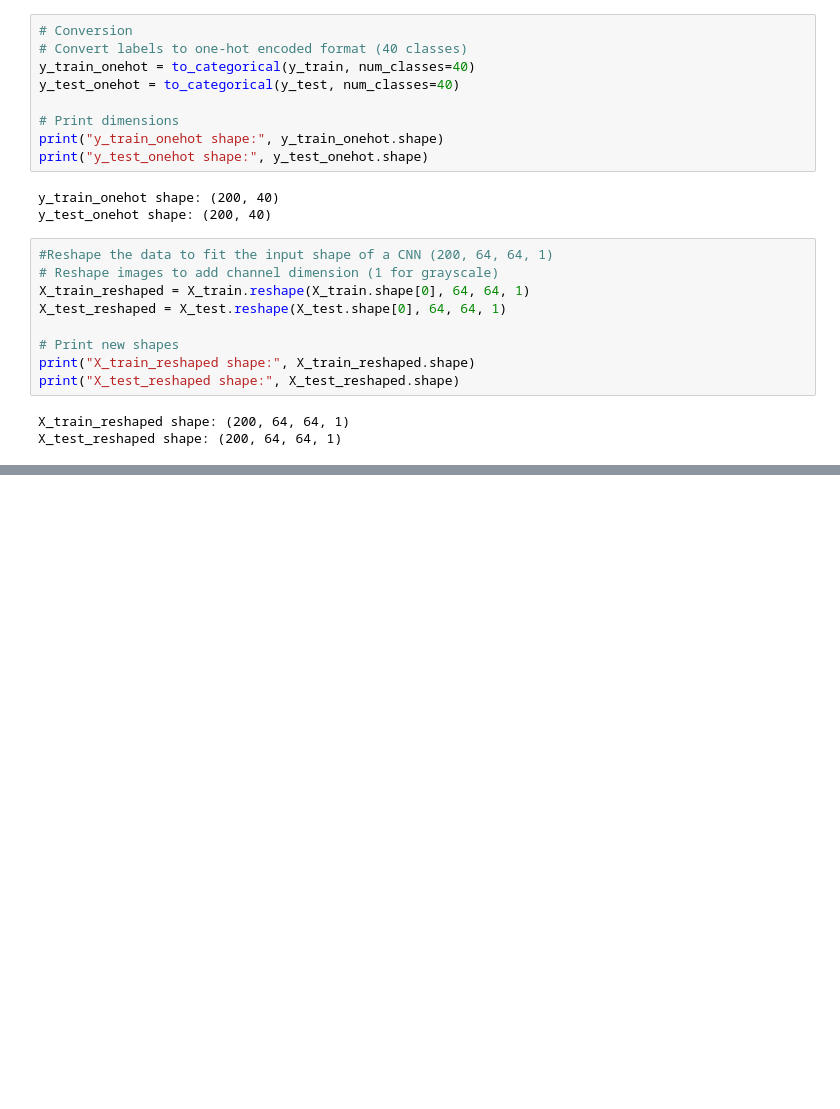
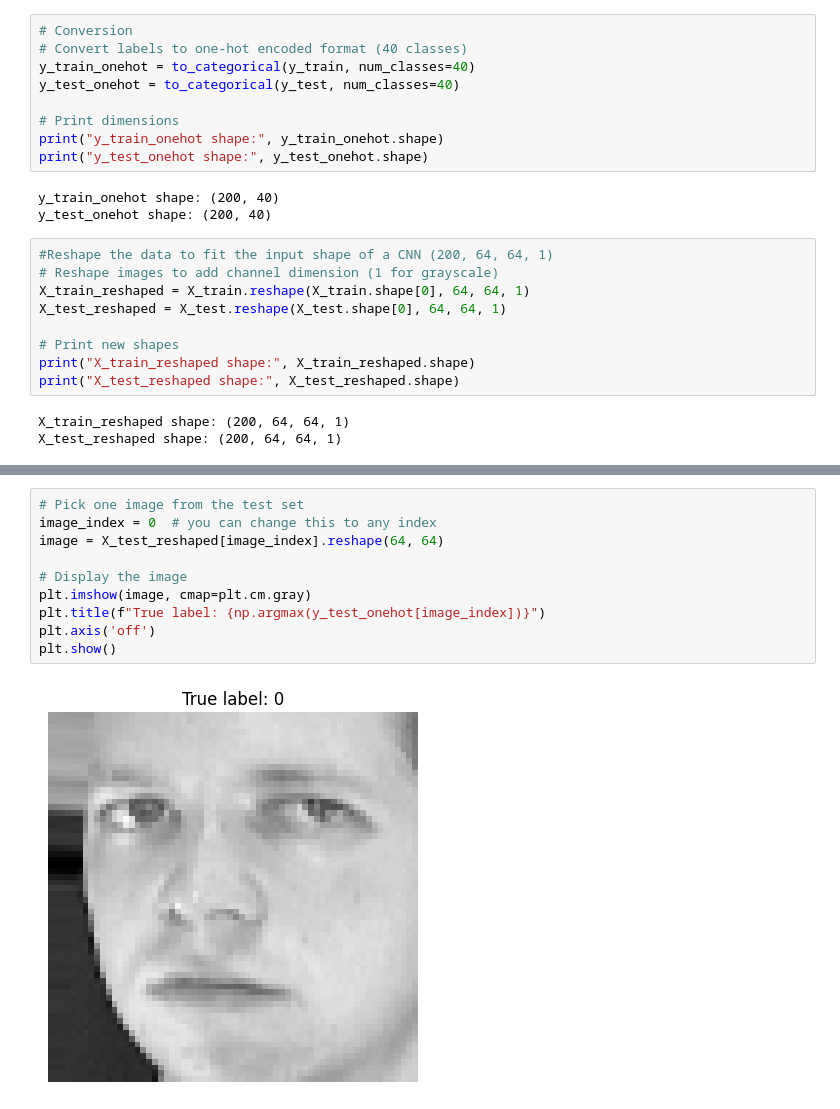
Before and after one commit to kehenock/AD-10-Foundation-of-Neural-network-and-Similar-models, a Jupyter notebook: Lab 3 Part 1 Libraries and Preprocessing.ipynb, the cells around one changed output, grey strips where cells are left out. Drawn from its saved outputs; the diff is of its cells as text; blank space fills up the shorter version.

```diff
--- a/Lab 3 Part 1 Libraries and Preprocessing.ipynb
+++ b/Lab 3 Part 1 Libraries and Preprocessing.ipynb
@@ -97,0 +170,12 @@ X_test_reshaped shape: (200, 64, 64, 1)
+# %%
+# Pick one image from the test set
+image_index = 0  # you can change this to any index
+image = X_test_reshaped[image_index].reshape(64, 64)
+
+# Display the image
+plt.imshow(image, cmap=plt.cm.gray)
+plt.title(f"True label: {np.argmax(y_test_onehot[image_index])}")
+plt.axis('off')
+plt.show()
+# %% [output]
+[figure, added]
```
Also changed, not shown: parts of 8 cells of this notebook.
